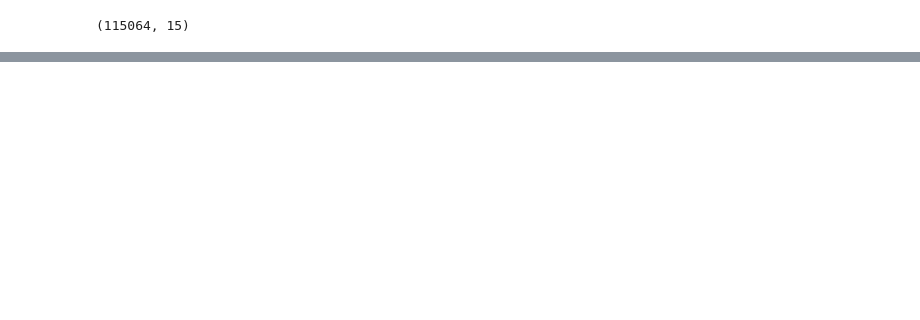
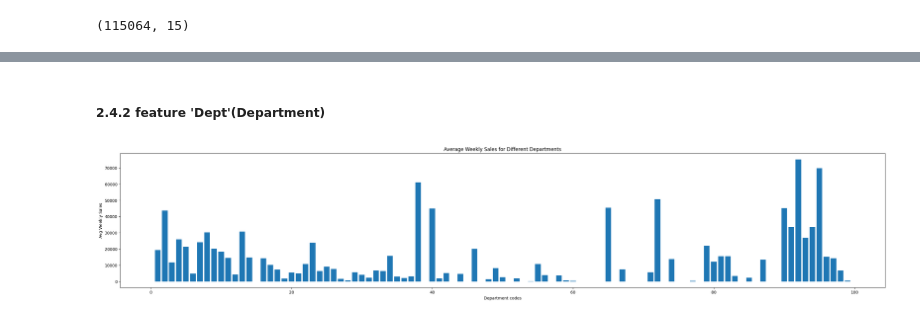
Before and after one commit to Magicboy-Zhang/Walmart_Recruiting_Store_Sales_Forecasting, a Jupyter notebook: Walmart_Recruiting_Store_Sales_Forecasting.ipynb, the cells around one changed output, grey strips where cells are left out. Cells and saved outputs as stored; diff of their text form; code cells hidden in the pictures; blank space fills up the shorter version.

```diff
--- a/Walmart_Recruiting_Store_Sales_Forecasting.ipynb
+++ b/Walmart_Recruiting_Store_Sales_Forecasting.ipynb
@@ -364,0 +453,20 @@ dtype: int64
+# %% [markdown]
+##### 2.4.2 feature 'Dept'(Department)
+# %%
+fig = plt.figure(figsize = (34, 6))
+
+# visualization of the relationship between 'Dept' & Avg 'Weekly_Sales'
+avg_sales = train_df.groupby('Dept')['Weekly_Sales'].mean()
+depts = avg_sales.index
+
+ax1 = fig.add_subplot(111)
+
+ax1.bar(x = depts, height = avg_sales)
+
+ax1.set_title('Average Weekly Sales for Different Departments')
+ax1.set_xlabel('Department codes')
+ax1.set_ylabel('Avg Weekly Sales')
+
+plt.show()
+# %% [output]
+[figure, added]
```
Also changed, not shown: parts of 103 cells of this notebook, 17 other files.
